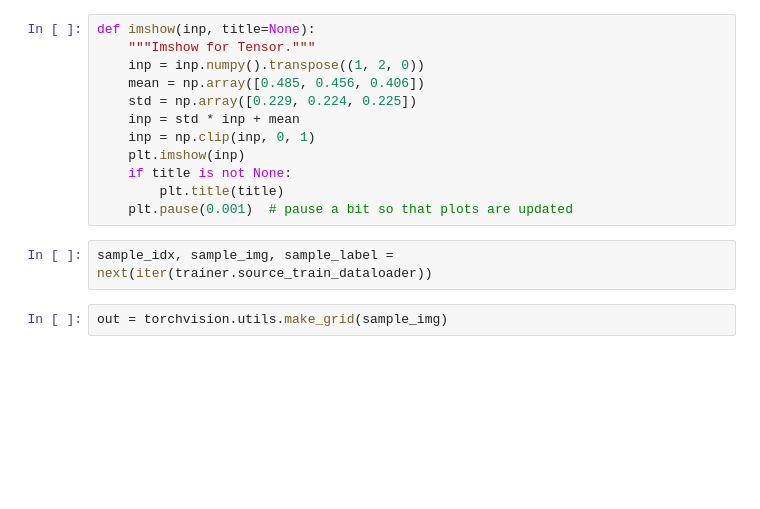
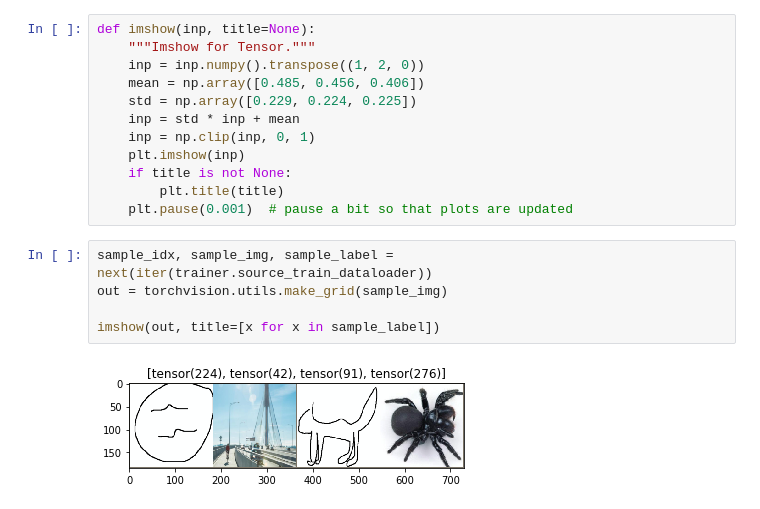
Before and after one commit to david-siqi-liu/cs684-final-project, a Jupyter notebook: cs684_project.ipynb, the cells around one changed output. Drawn from its saved outputs; the diff is of its cells as text; blank space fills up the shorter version.

```diff
--- a/cs684_project.ipynb
+++ b/cs684_project.ipynb
@@ -492,6 +268,9 @@ def imshow(inp, title=None):
     plt.pause(0.001)  # pause a bit so that plots are updated
 # %%
 sample_idx, sample_img, sample_label = next(iter(trainer.source_train_dataloader))
+out = torchvision.utils.make_grid(sample_img)
+
+imshow(out, title=[x for x in sample_label])
+# %% [output]
+[figure, added]
-# %%
-out = torchvision.utils.make_grid(sample_img)
 # %%
```
Also changed, not shown: parts of 32 cells of this notebook.
